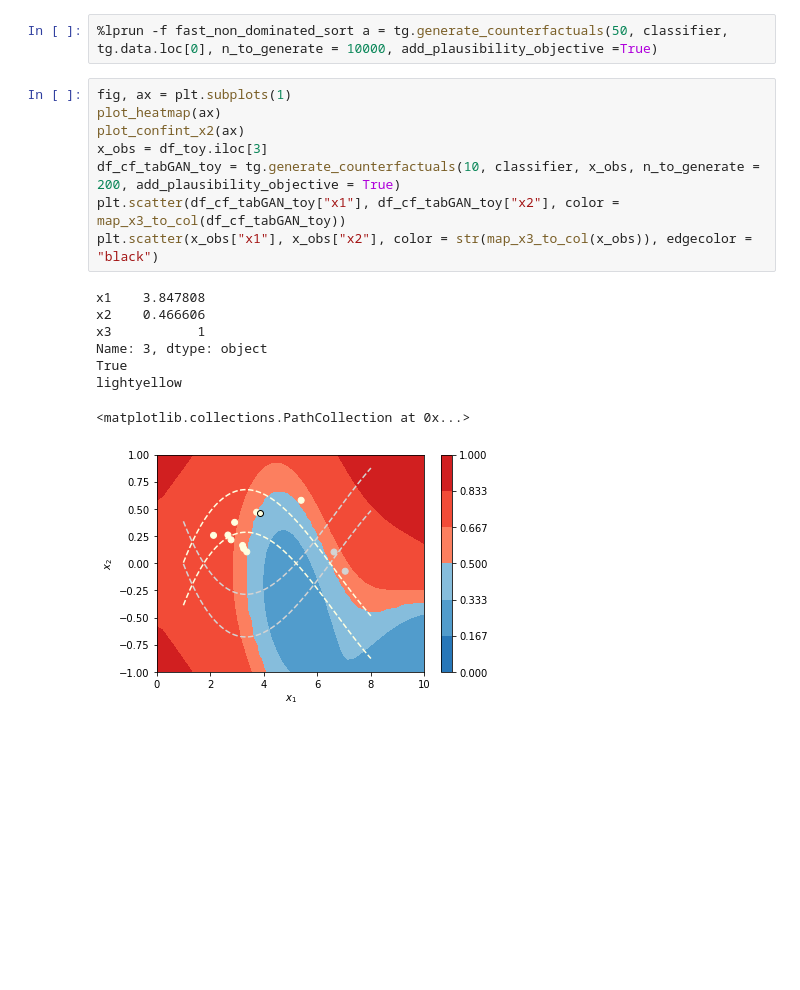
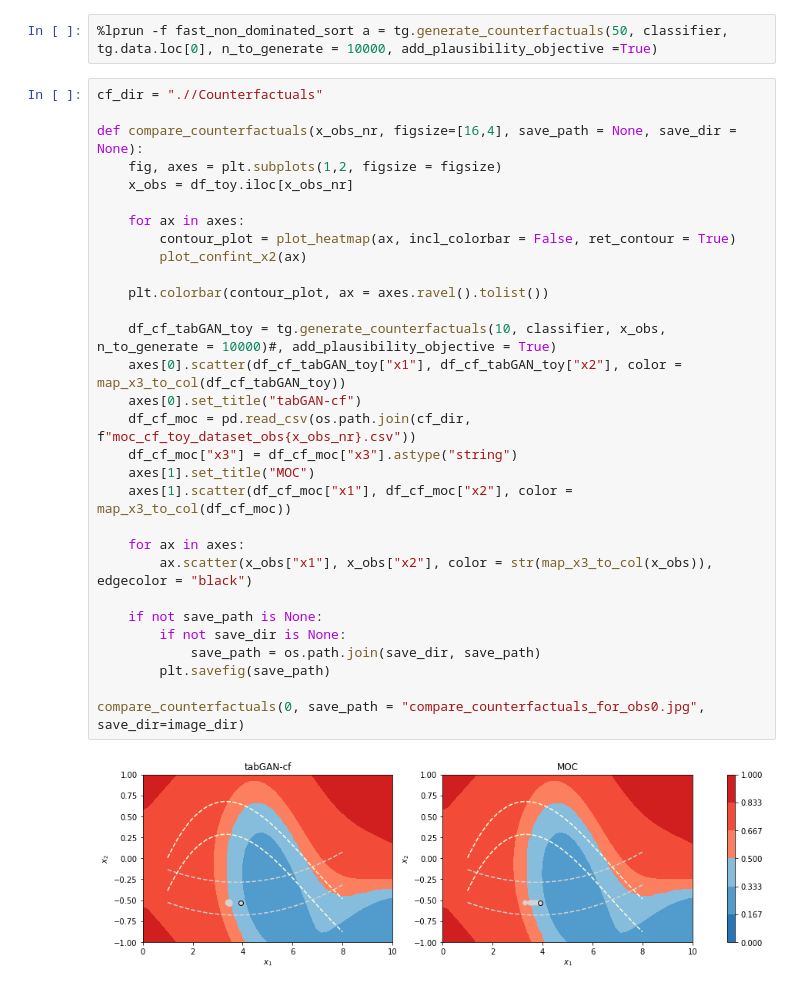
Before and after one commit to ArneRustad/Master-thesis-cf, a Jupyter notebook: Compare counterfactuals.ipynb, the cells around one changed output. Drawn from its saved outputs; the diff is of its cells as text; blank space fills up the shorter version.

```diff
--- a/Compare counterfactuals.ipynb
+++ b/Compare counterfactuals.ipynb
@@ -124,19 +128,34 @@ tg.train(n_epochs = 500, batch_size = 500, restart_training = True, loss_plot_up
 # %%
 %lprun -f fast_non_dominated_sort a = tg.generate_counterfactuals(50, classifier, tg.data.loc[0], n_to_generate = 10000, add_plausibility_objective =True)
-# %%
-fig, ax = plt.subplots(1)
-plot_heatmap(ax)
-plot_confint_x2(ax)
-x_obs = df_toy.iloc[3]
-df_cf_tabGAN_toy = tg.generate_counterfactuals(10, classifier, x_obs, n_to_generate = 200, add_plausibility_objective = True)
-plt.scatter(df_cf_tabGAN_toy["x1"], df_cf_tabGAN_toy["x2"], color = map_x3_to_col(df_cf_tabGAN_toy))
-plt.scatter(x_obs["x1"], x_obs["x2"], color = str(map_x3_to_col(x_obs)), edgecolor = "black")
-# %% [output]
-x1    3.847808
-x2    0.466606
-x3           1
-Name: 3, dtype: object
-True
-lightyellow
-<matplotlib.collections.PathCollection at 0x...>
-[figure, removed]
+# %%
+cf_dir = ".//Counterfactuals"
+
+def compare_counterfactuals(x_obs_nr, figsize=[16,4], save_path = None, save_dir = None):
+    fig, axes = plt.subplots(1,2, figsize = figsize)
+    x_obs = df_toy.iloc[x_obs_nr]
+
+    for ax in axes:
+        contour_plot = plot_heatmap(ax, incl_colorbar = False, ret_contour = True)
+        plot_confint_x2(ax)
+
+    plt.colorbar(contour_plot, ax = axes.ravel().tolist())
+
+    df_cf_tabGAN_toy = tg.generate_counterfactuals(10, classifier, x_obs, n_to_generate = 10000)#, add_plausibility_objective = True)
+    axes[0].scatter(df_cf_tabGAN_toy["x1"], df_cf_tabGAN_toy["x2"], color = map_x3_to_col(df_cf_tabGAN_toy))
+    axes[0].set_title("tabGAN-cf")
+    df_cf_moc = pd.read_csv(os.path.join(cf_dir, f"moc_cf_toy_dataset_obs{x_obs_nr}.csv"))
+    df_cf_moc["x3"] = df_cf_moc["x3"].astype("string")
+    axes[1].set_title("MOC")
+    axes[1].scatter(df_cf_moc["x1"], df_cf_moc["x2"], color = map_x3_to_col(df_cf_moc))
+
+    for ax in axes:
+        ax.scatter(x_obs["x1"], x_obs["x2"], color = str(map_x3_to_col(x_obs)), edgecolor = "black")
+
+    if not save_path is None:
+        if not save_dir is None:
+            save_path = os.path.join(save_dir, save_path)
+        plt.savefig(save_path)
+
+compare_counterfactuals(0, save_path = "compare_counterfactuals_for_obs0.jpg", save_dir=image_dir)
+# %% [output]
+[figure, added]
```
Also changed, not shown: parts of 4 cells of this notebook, 3 other files.
